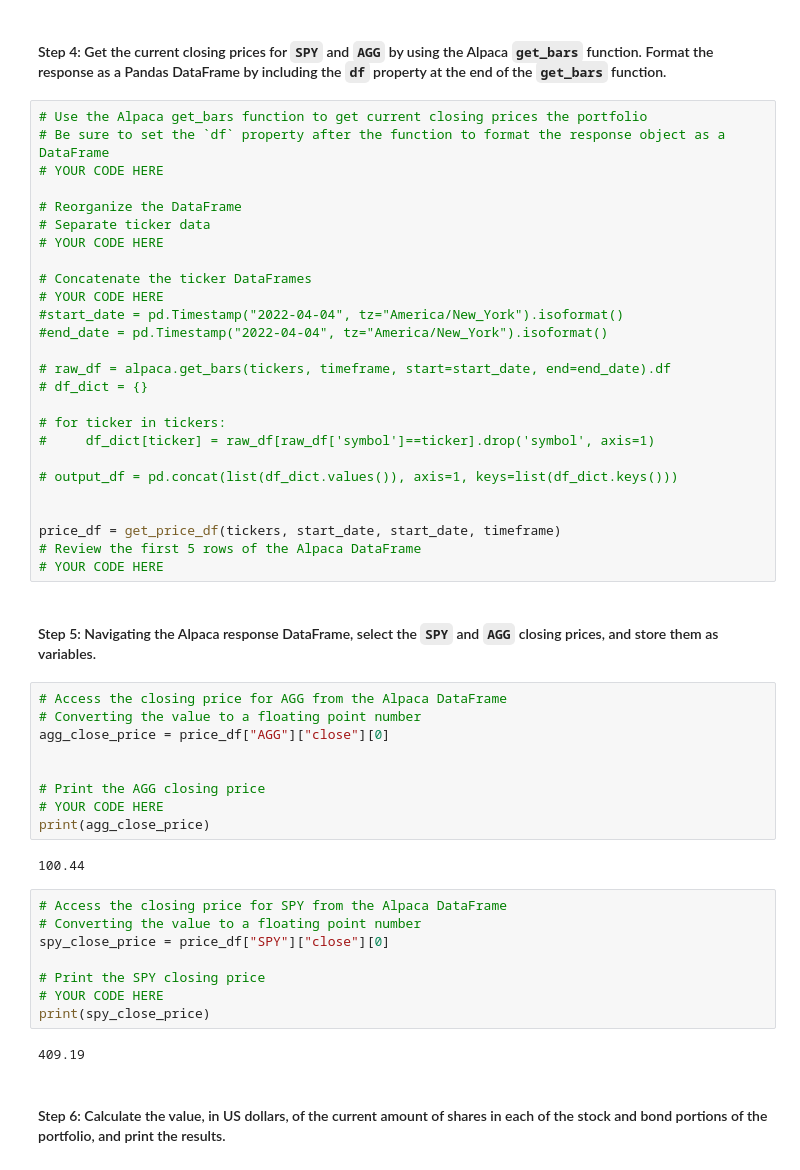
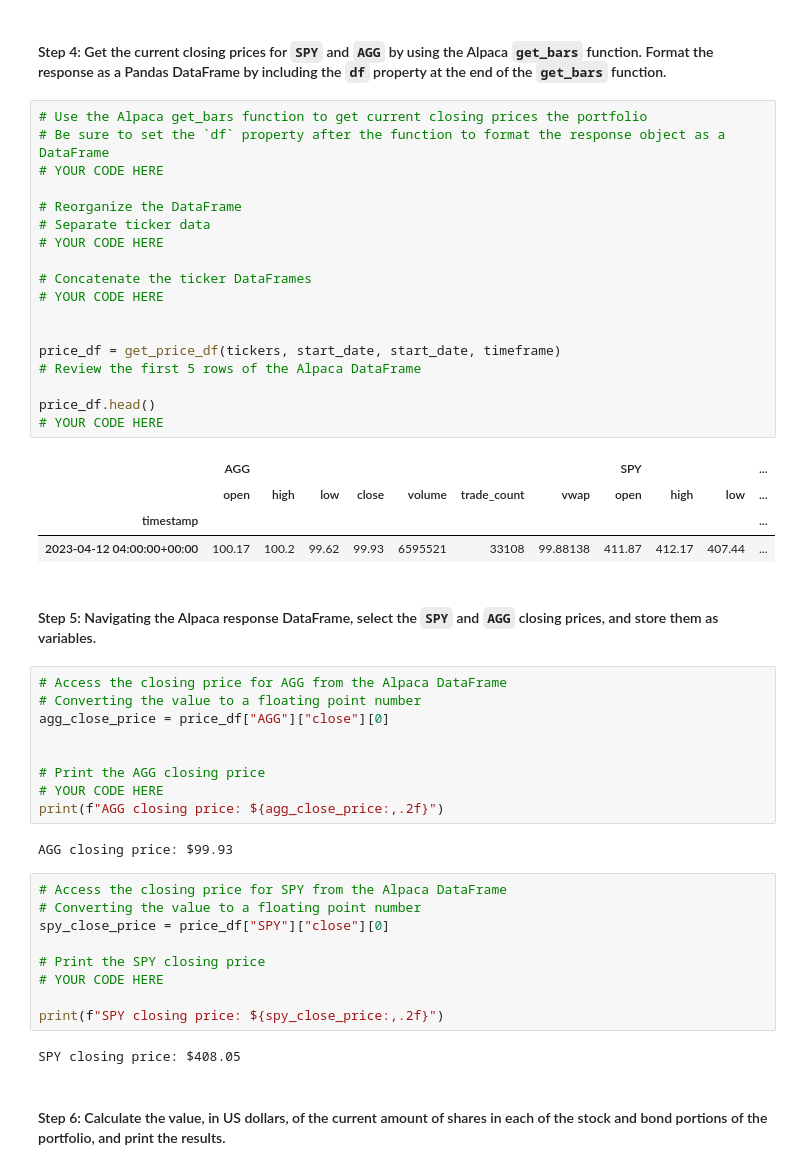
Before and after one commit to bankeiyotaku/FinTechChallenge5, a Jupyter notebook: financial_planning_tools.ipynb, the cells around one changed output. Cells and saved outputs as stored; diff of their text form.

```diff
--- a/financial_planning_tools.ipynb
+++ b/financial_planning_tools.ipynb
@@ -260,29 +266,26 @@ start_date = today.isoformat()
 # %%
 # Use the Alpaca get_bars function to get current closing prices the portfolio
 # Be sure to set the `df` property after the function to format the response object as a DataFrame
 # YOUR CODE HERE
 
 # Reorganize the DataFrame
 # Separate ticker data
 # YOUR CODE HERE
 
 # Concatenate the ticker DataFrames
 # YOUR CODE HERE
-#start_date = pd.Timestamp("2022-04-04", tz="America/New_York").isoformat()
-#end_date = pd.Timestamp("2022-04-04", tz="America/New_York").isoformat()
-
-# raw_df = alpaca.get_bars(tickers, timeframe, start=start_date, end=end_date).df
-# df_dict = {}
-
-# for ticker in tickers:
-#     df_dict[ticker] = raw_df[raw_df['symbol']==ticker].drop('symbol', axis=1)
-
-# output_df = pd.concat(list(df_dict.values()), axis=1, keys=list(df_dict.keys()))
 
 
 price_df = get_price_df(tickers, start_date, start_date, timeframe)
 # Review the first 5 rows of the Alpaca DataFrame
+
+price_df.head()
 # YOUR CODE HERE
+# %% [output]
+|  | AGG |  |  |  |  |  |  | SPY |  |  | ... |
+|  | open | high | low | close | volume | trade_count | vwap | open | high | low | ... |
+| timestamp |  |  |  |  |  |  |  |  |  |  | ... |
+| 2023-04-12 04:00:00+00:00 | 100.17 | 100.2 | 99.62 | 99.93 | 6595521 | 33108 | 99.88138 | 411.87 | 412.17 | 407.44 | ... |
 # %% [markdown]
 #### Step 5: Navigating the Alpaca response DataFrame, select the `SPY` and `AGG` closing prices, and store them as variables.
 # %%
@@ -293,9 +296,9 @@ agg_close_price = price_df["AGG"]["close"][0]
 
 # Print the AGG closing price
 # YOUR CODE HERE
-print(agg_close_price)
+print(f"AGG closing price: ${agg_close_price:,.2f}")
 # %% [output]
-100.44
+AGG closing price: $99.93
 # %%
 # Access the closing price for SPY from the Alpaca DataFrame
 # Converting the value to a floating point number
@@ -303,9 +306,10 @@ spy_close_price = price_df["SPY"]["close"][0]
 
 # Print the SPY closing price
 # YOUR CODE HERE
-print(spy_close_price)
+
+print(f"SPY closing price: ${spy_close_price:,.2f}")
 # %% [output]
-409.19
+SPY closing price: $408.05
 # %% [markdown]
 #### Step 6: Calculate the value, in US dollars, of the current amount of shares in each of the stock and bond portions of the portfolio, and print the results.
 # %%
```
Also changed, not shown: parts of 34 cells of this notebook, 1 other file.
